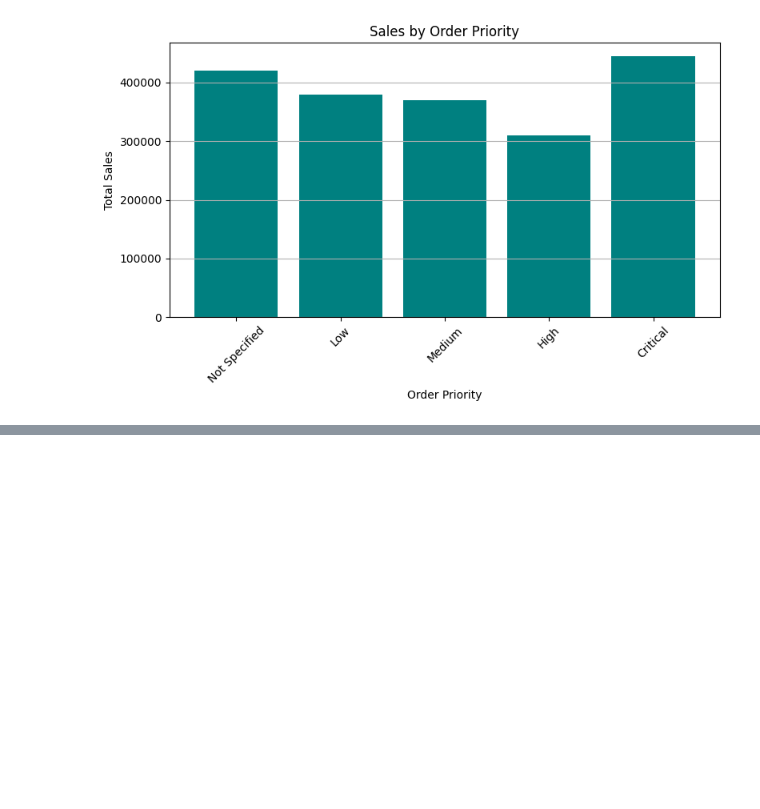
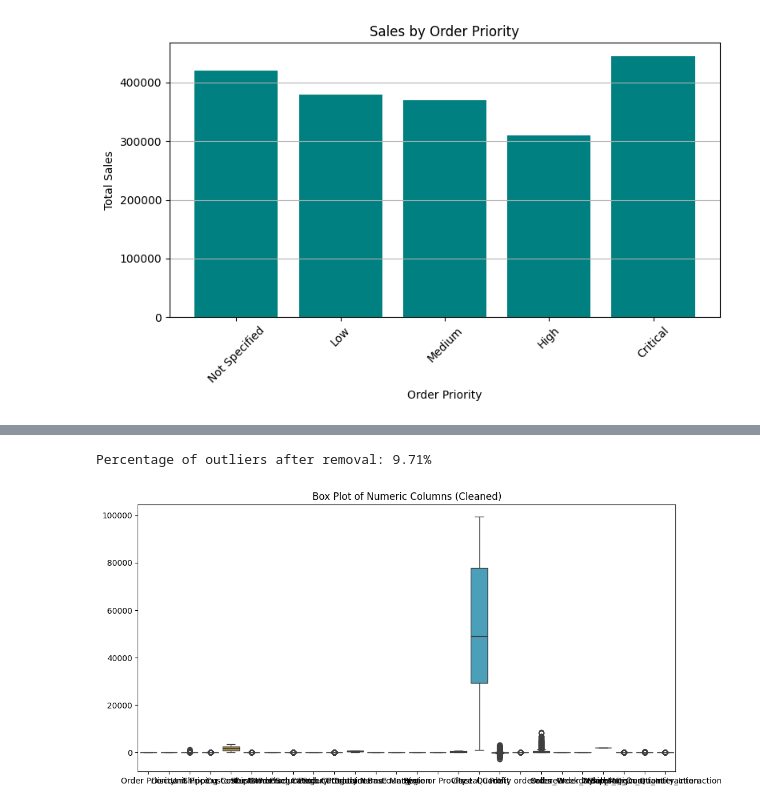
Before and after one commit to AkramMoustafa/AI-Power-Supply-Chain, a Jupyter notebook: AI_Powered_Supply_Chain_project.ipynb, the cells around one changed output, grey strips where cells are left out. Drawn from its saved outputs; the diff is of its cells as text; code cells hidden in the pictures; blank space fills up the shorter version.

```diff
--- a/AI_Powered_Supply_Chain_project.ipynb
+++ b/AI_Powered_Supply_Chain_project.ipynb
@@ -277,6 +242,3 @@ import matplotlib.pyplot as plt
 import statsmodels.api as sm
 from statsmodels.tsa.stattools import adfuller
 from statsmodels.graphics.tsaplots import plot_acf, plot_pacf
-# %%
-data['Order Date'] = pd.to_datetime(data['Order Date'])
-data.set_index('Order Date', inplace=True)
@@ -437,0 +336,12 @@ Parameters: { "n_estimators" } are not used.
+# %%
+numeric_columns = data.select_dtypes(include=[np.number]).columns.tolist()
+
+from scipy import stats
+import numpy as np
+
+# Calculate z-scores and outliers
+z_scores = np.abs(stats.zscore(data[numeric_columns]))
+outliers = (z_scores > 3).any(axis=1)
+
+# Show percentage of outliers
+print(f"Percentage of outliers: {outliers.mean() * 100:.2f}%")
@@ -437,0 +372,12 @@ Parameters: { "n_estimators" } are not used.
+# %%
+data_cleaned = data[~outliers]
+
+print(f"Percentage of outliers after removal: {((data.shape[0] - data_cleaned.shape[0]) / data.shape[0]) * 100:.2f}%")
+
+plt.figure(figsize=(12, 6))
+sns.boxplot(data=data_cleaned[numeric_columns])
+plt.title('Box Plot of Numeric Columns (Cleaned)')
+plt.show()
+# %% [output]
+Percentage of outliers after removal: 9.71%
+[figure, added]
```
Also changed, not shown: parts of 19 cells of this notebook, 3 other files.
